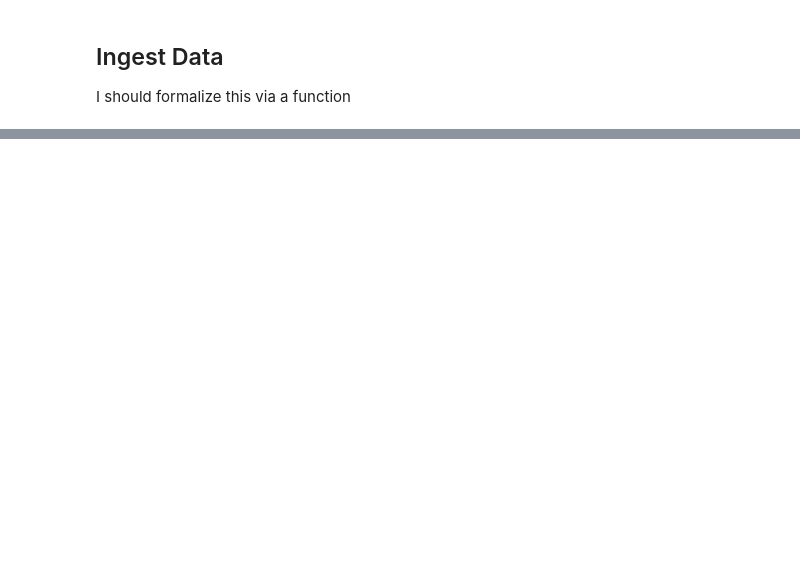
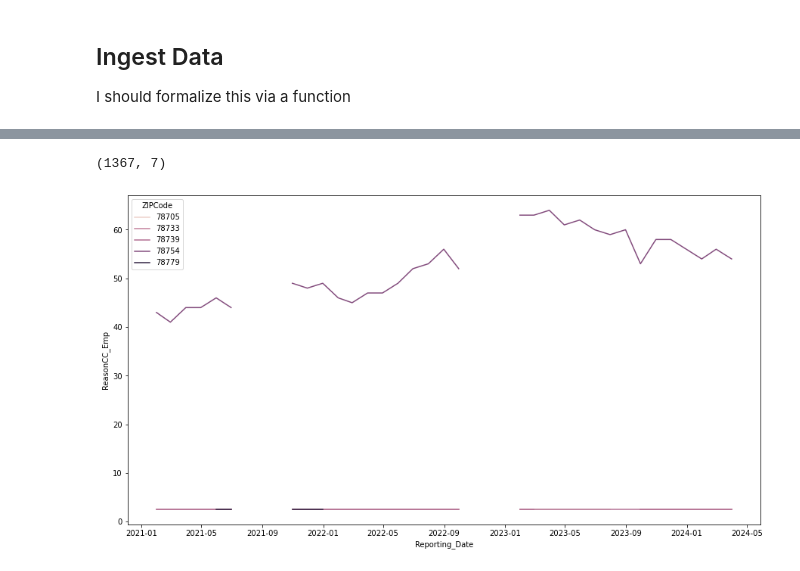
Before and after one commit to F-said/ccdf-austin, a Jupyter notebook: notebooks/eda_families.ipynb, the cells around one changed output, grey strips where cells are left out. Cells and saved outputs as stored; diff of their text form; code cells hidden in the pictures; blank space fills up the shorter version.

```diff
--- a/notebooks/eda_families.ipynb
+++ b/notebooks/eda_families.ipynb
@@ -40,0 +163,5 @@ fulldata.sample(5).head()
+# %%
+austin_drop = austin.reset_index().drop_duplicates(subset=["Reporting_Date", "ZIPCode"]).set_index("Reporting_Date")
+
+austin_drop.shape
+# lost ~300 rows
@@ -40,0 +234,7 @@ fulldata.sample(5).head()
+# %%
+# drop columns
+cols = (austin_drop[austin_drop == impute_val].count() / austin_drop.count() <= 0.8)
+names = list(cols[cols].index)
+
+sel_austin = austin_drop[names]
+sel_austin.head()
@@ -40,0 +249,31 @@ fulldata.sample(5).head()
+# %%
+sel_austin.shape
+# %% [output]
+(1367, 7)
+# %%
+import numpy as np
+
+# let's take a look at monthly counts according to ZIP code to see if imputation might be appropriate
+zipcodes = sel_austin.groupby(["ZIPCode"]).resample("1M").mean().drop(columns=["ZIPCode"]).reset_index().set_index("Reporting_Date")
+
+# sample random groups
+rand_zips = zipcodes["ZIPCode"].unique()
+np.random.shuffle(rand_zips)
+
+zipcodes_rand = zipcodes[zipcodes["ZIPCode"].isin(rand_zips[:5])]
+
+zipcodes_emp = zipcodes_rand[["ZIPCode", "ReasonCC_Emp"]]
+
+zipcodes_hom = zipcodes_rand[["ZIPCode", "FamilyHomeless"]]
+
+zipcodes_income = zipcodes_rand[["ZIPCode", "AvgMonthlyIncome"]]
+zipcodes_single = zipcodes_rand[["ZIPCode", "SingleParent"]]
+zipcodes_famsize = zipcodes_rand[["ZIPCode", "AvgFamilySize"]]
+# %%
+import seaborn as sns
+
+plt.figure(figsize=(15,8))
+sns.lineplot(data=zipcodes_emp, x=zipcodes_emp.index, y="ReasonCC_Emp", hue="ZIPCode")
+plt.show()
+# %% [output]
+[figure, added]
```
Also changed, not shown: parts of 50 cells of this notebook, 7 other files.
